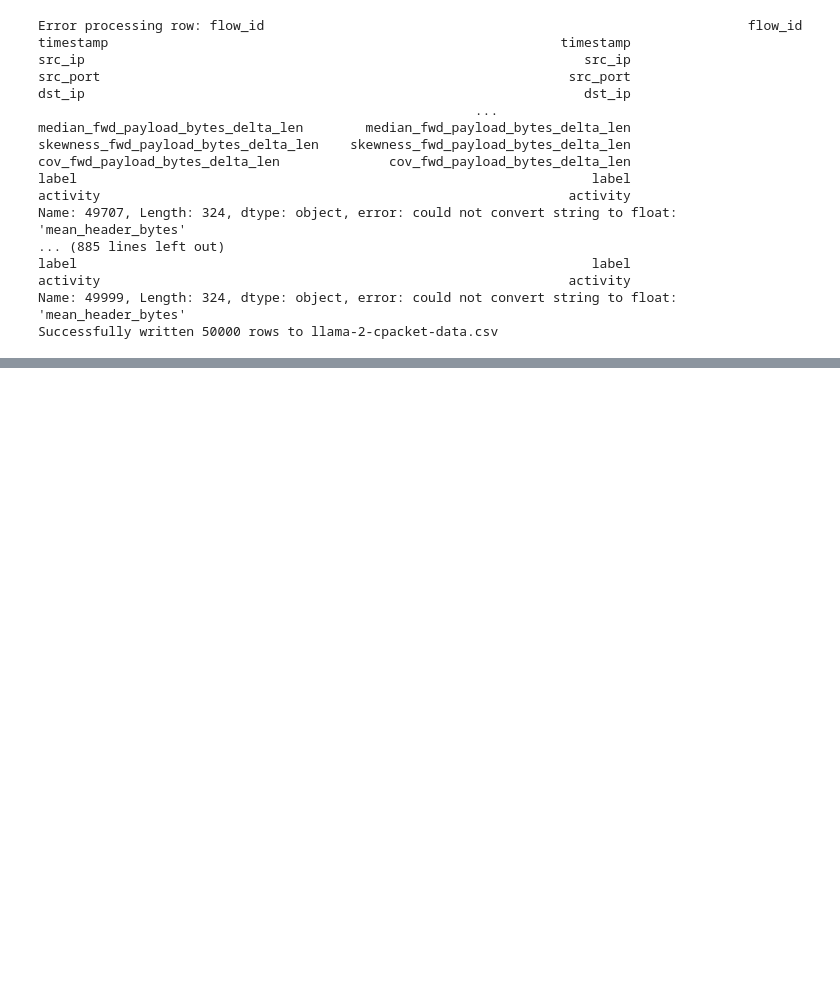
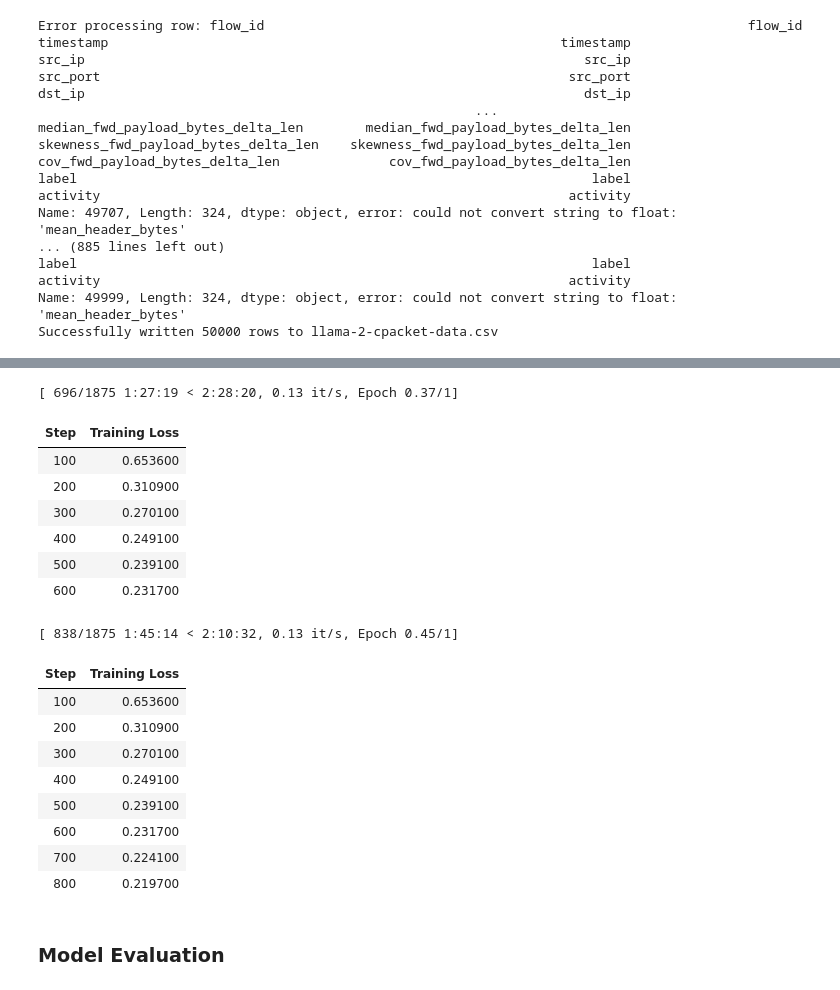
Before and after one commit to yashjaiswal1/LLaMA-2-DDoS-FlowDetection, a Jupyter notebook: scripts/prep_llama2_data.ipynb, the cells around one changed output, grey strips where cells are left out. Drawn from its saved outputs; the diff is of its cells as text; code cells hidden in the pictures; blank space fills up the shorter version.

```diff
--- a/scripts/prep_llama2_data.ipynb
+++ b/scripts/prep_llama2_data.ipynb
@@ -220,0 +252,11 @@ Successfully written 50000 rows to llama-2-cpacket-data.csv
+# %%
+# Using QLoRA for 4-bit quantization
+
+compute_dtype = getattr(torch, "float16")
+
+quant_config = BitsAndBytesConfig(
+    load_in_4bit=True,
+    bnb_4bit_quant_type="nf4",
+    bnb_4bit_compute_dtype=compute_dtype,
+    bnb_4bit_use_double_quant=False,
+)
@@ -220,0 +283,10 @@ Successfully written 50000 rows to llama-2-cpacket-data.csv
+# %%
+# Define PEFT Parameters
+
+peft_params = LoraConfig(
+    lora_alpha=16,
+    lora_dropout=0.1,
+    r=64,
+    bias="none",
+    task_type="CAUSAL_LM",
+)
@@ -220,0 +315,25 @@ Successfully written 50000 rows to llama-2-cpacket-data.csv
+# %%
+# Shuffle dataset to ensure that batches are representative of the entire dataset
+
+dataset = dataset.shuffle(seed=42)
+# %%
+# Split dataset into training and validation
+train_test_split = dataset.train_test_split(test_size=0.2, seed=42)  # 80% train, 20% validation
+train_dataset = train_test_split['train']
+val_dataset = train_test_split['test']
+# %%
+# Initialize SFTTrainer (no evaluation)
+trainer = SFTTrainer(
+    model=model,
+    train_dataset=train_dataset,  # Training dataset only
+    peft_config=peft_params,
+    dataset_text_field="text",  # Original dataset field name
+    max_seq_length=None,  # Adjust based on your data
+    tokenizer=tokenizer,
+    args=training_params,
+    packing=False,
+)
+
+# Start training
+trainer.train()
+# %% [output]
@@ -220,0 +342,18 @@ Successfully written 50000 rows to llama-2-cpacket-data.csv
+[ 696/1875 1:27:19 < 2:28:20, 0.13 it/s, Epoch 0.37/1]
+| Step | Training Loss |
+| 100 | 0.653600 |
+| 200 | 0.310900 |
+| 300 | 0.270100 |
+| 400 | 0.249100 |
+| 500 | 0.239100 |
+| 600 | 0.231700 |
+[ 838/1875 1:45:14 < 2:10:32, 0.13 it/s, Epoch 0.45/1]
+| Step | Training Loss |
+| 100 | 0.653600 |
+| 200 | 0.310900 |
+| 300 | 0.270100 |
+| 400 | 0.249100 |
+| 500 | 0.239100 |
+| 600 | 0.231700 |
+| 700 | 0.224100 |
+| 800 | 0.219700 |
@@ -220,0 +374,2 @@ Successfully written 50000 rows to llama-2-cpacket-data.csv
+# %% [markdown]
+### Model Evaluation
```
Also changed, not shown: parts of 16 cells of this notebook.
